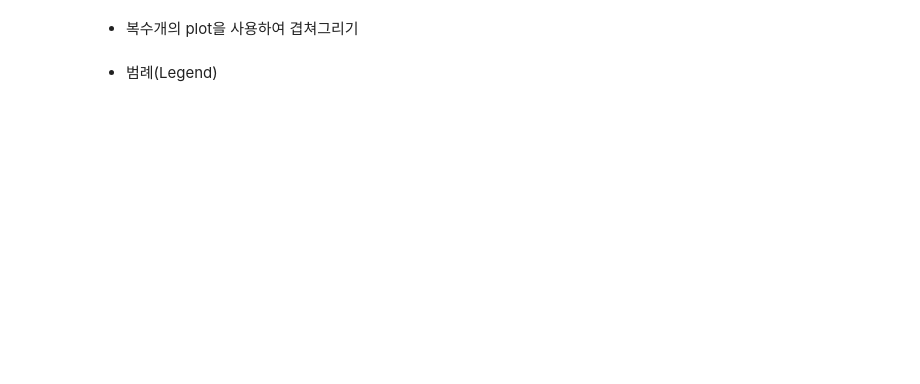
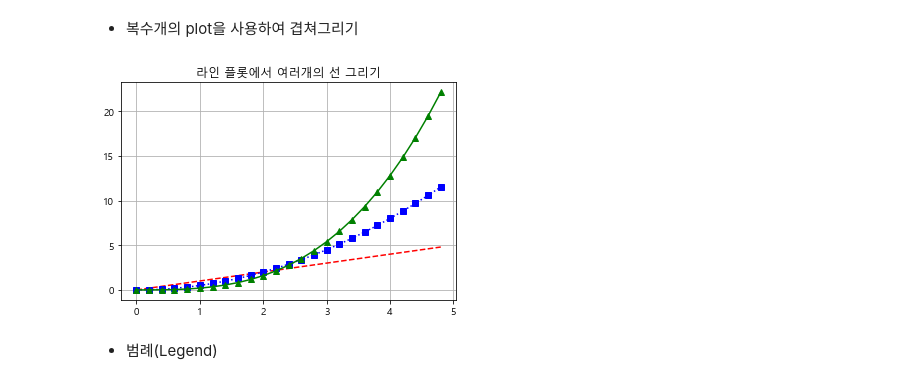
Before and after one commit to Hipenguin1/DataAnalysis2, a Jupyter notebook: 03.matplotlib/02_라인플롯.ipynb, the cells around one changed output. Cells and saved outputs as stored; diff of their text form; code cells hidden in the pictures; blank space fills up the shorter version.

```diff
--- a/03.matplotlib/02_라인플롯.ipynb
+++ b/03.matplotlib/02_라인플롯.ipynb
@@ -97,5 +106,14 @@ plt.show()
 # %% [markdown]
 - 복수개의 plot을 사용하여 겹쳐그리기
+# %%
+plt.title("라인 플롯에서 여러개의 선 그리기")
+plt.plot(t, t, 'r--')
+plt.plot(t, 0.5 * t**2, 'bs:')
+plt.plot(t, 0.2 * t**3, 'g^-')
+plt.grid()
+plt.show()
+# %% [output]
+[figure, added]
 # %% [markdown]
 - 범례(Legend)
 # %%
```
Also changed, not shown: parts of 7 cells of this notebook.
